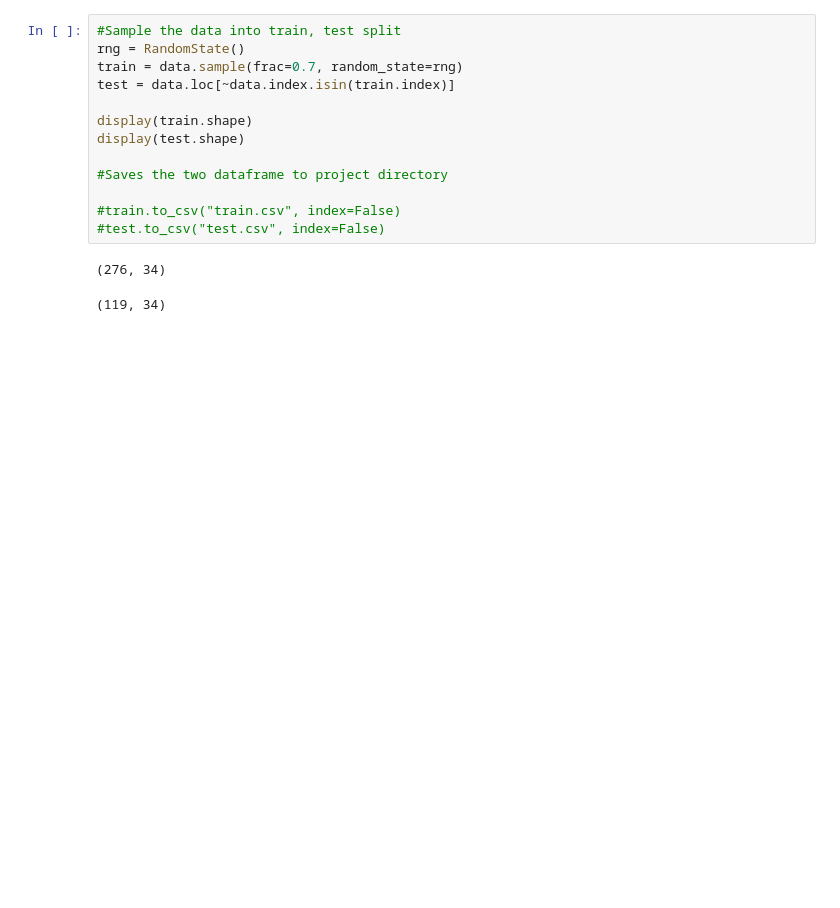
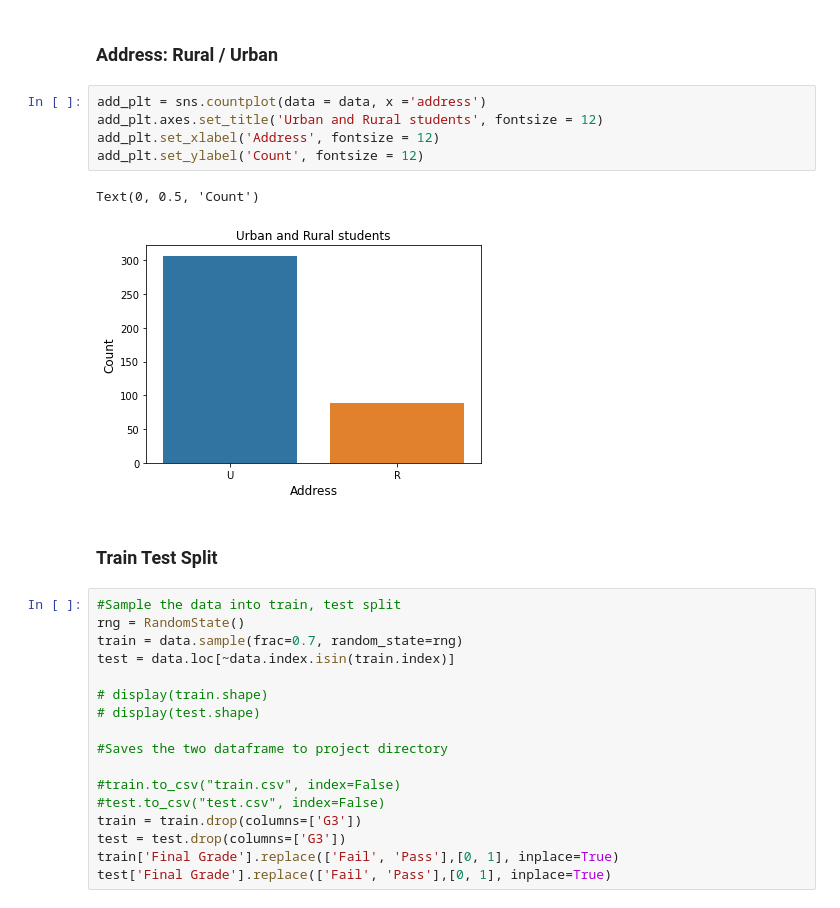
Before and after one commit to zshi719/student_grade_prediction, a Jupyter notebook: project_model.ipynb, the cells around one changed output. Cells and saved outputs as stored; diff of their text form; blank space fills up the shorter version.

```diff
--- a/project_model.ipynb
+++ b/project_model.ipynb
@@ -42,16 +73,29 @@ sns.countplot(x = 'Final Grade',  data = data)
+# %% [markdown]
+### Address: Rural / Urban
+# %%
+add_plt = sns.countplot(data = data, x ='address')
+add_plt.axes.set_title('Urban and Rural students', fontsize = 12)
+add_plt.set_xlabel('Address', fontsize = 12)
+add_plt.set_ylabel('Count', fontsize = 12)
+# %% [output]
+Text(0, 0.5, 'Count')
+[figure, added]
+# %% [markdown]
+### Train Test Split
 # %%
 #Sample the data into train, test split
 rng = RandomState()
 train = data.sample(frac=0.7, random_state=rng)
 test = data.loc[~data.index.isin(train.index)]
 
-display(train.shape)
-display(test.shape)
+# display(train.shape)
+# display(test.shape)
 
 #Saves the two dataframe to project directory
 
 #train.to_csv("train.csv", index=False)
 #test.to_csv("test.csv", index=False)
+train = train.drop(columns=['G3'])
+test = test.drop(columns=['G3'])
+train['Final Grade'].replace(['Fail', 'Pass'],[0, 1], inplace=True)
+test['Final Grade'].replace(['Fail', 'Pass'],[0, 1], inplace=True)
-# %% [output]
-(276, 34)
-(119, 34)
```
Also changed, not shown: parts of 12 cells of this notebook.
